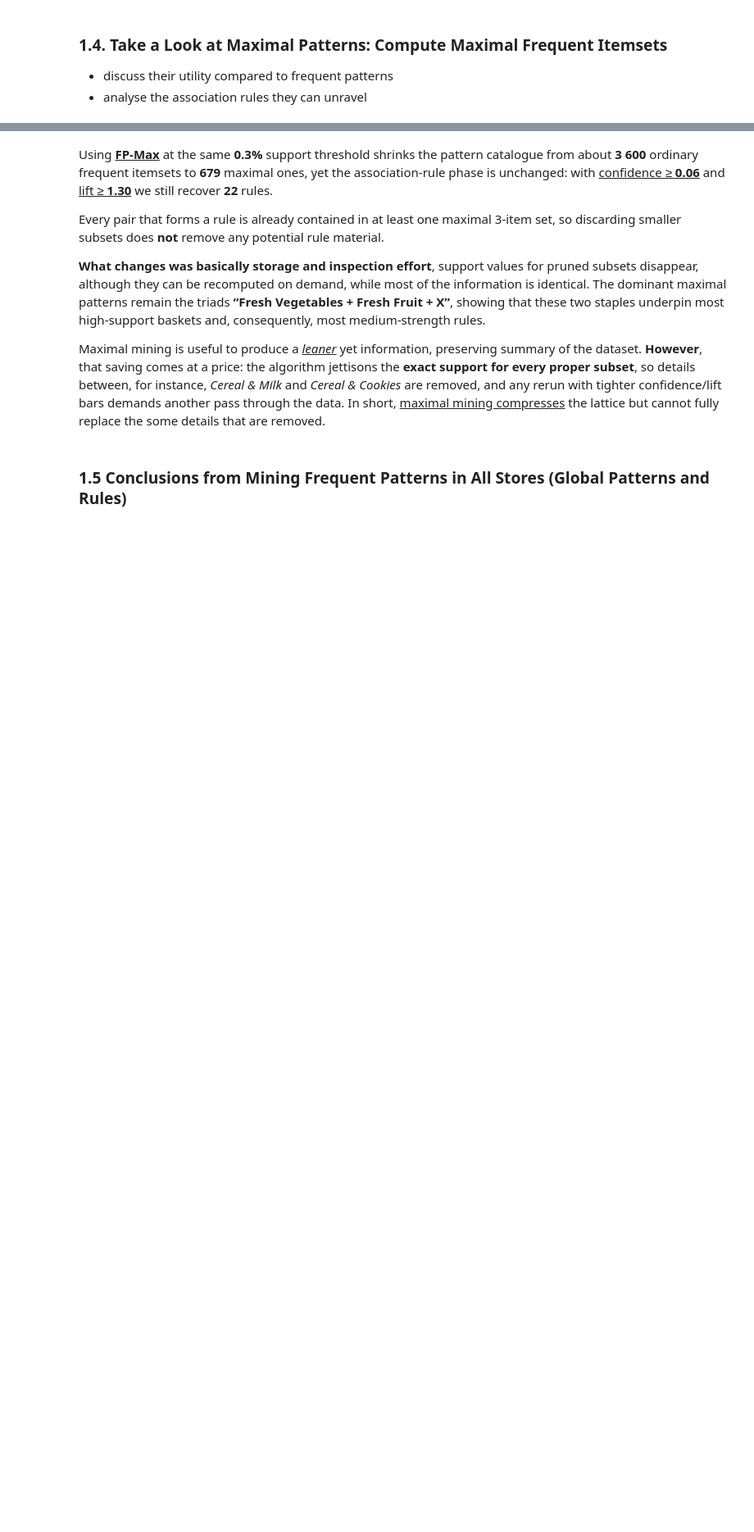
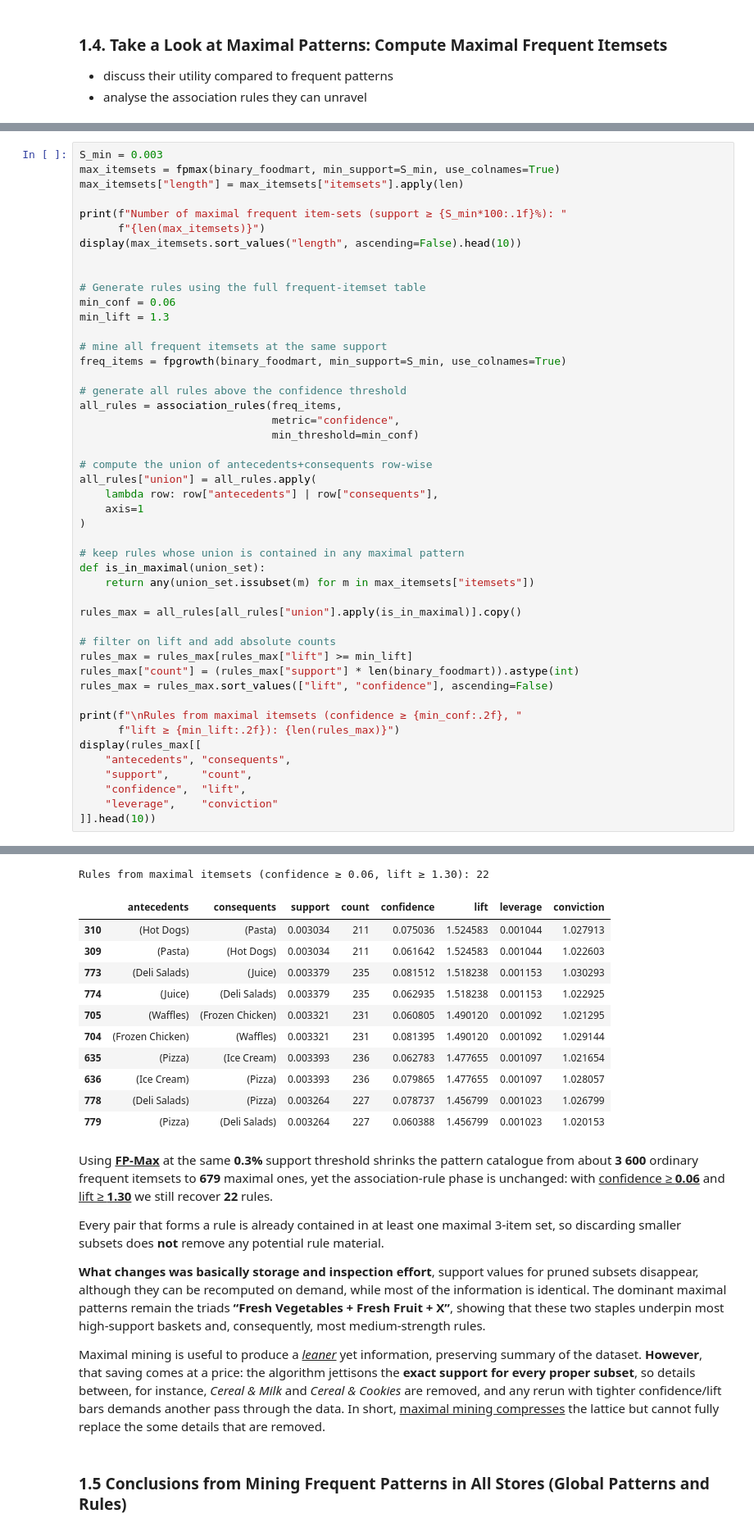
Before and after one commit to ijustsnapped/DataMine_PI, a Jupyter notebook: PD_202425_Project1/PD_202425_Project.ipynb, the cells around one changed output, grey strips where cells are left out. Shown at 82% size. Cells and saved outputs as stored; diff of their text form; blank space fills up the shorter version.

```diff
--- a/PD_202425_Project1/PD_202425_Project.ipynb
+++ b/PD_202425_Project1/PD_202425_Project.ipynb
@@ -2308,0 +2266,48 @@ net.show("association_rules.html")
+# %%
+S_min = 0.003
+max_itemsets = fpmax(binary_foodmart, min_support=S_min, use_colnames=True)
+max_itemsets["length"] = max_itemsets["itemsets"].apply(len)
+
+print(f"Number of maximal frequent item‑sets (support ≥ {S_min*100:.1f}%): "
+      f"{len(max_itemsets)}")
+display(max_itemsets.sort_values("length", ascending=False).head(10))
+
+
+# Generate rules using the full frequent‑itemset table
+min_conf = 0.06
+min_lift = 1.3
+
+# mine all frequent itemsets at the same support
+freq_items = fpgrowth(binary_foodmart, min_support=S_min, use_colnames=True)
+
+# generate all rules above the confidence threshold
+all_rules = association_rules(freq_items,
+                              metric="confidence",
+                              min_threshold=min_conf)
+
+# compute the union of antecedents+consequents row‑wise
+all_rules["union"] = all_rules.apply(
+    lambda row: row["antecedents"] | row["consequents"],
+    axis=1
+)
+
+# keep rules whose union is contained in any maximal pattern
+def is_in_maximal(union_set):
+    return any(union_set.issubset(m) for m in max_itemsets["itemsets"])
+
+rules_max = all_rules[all_rules["union"].apply(is_in_maximal)].copy()
+
+# filter on lift and add absolute counts
+rules_max = rules_max[rules_max["lift"] >= min_lift]
+rules_max["count"] = (rules_max["support"] * len(binary_foodmart)).astype(int)
+rules_max = rules_max.sort_values(["lift", "confidence"], ascending=False)
+
+print(f"\nRules from maximal itemsets (confidence ≥ {min_conf:.2f}, "
+      f"lift ≥ {min_lift:.2f}): {len(rules_max)}")
+display(rules_max[[
+    "antecedents", "consequents",
+    "support",     "count",
+    "confidence",  "lift",
+    "leverage",    "conviction"
+]].head(10))
+# %% [output]
@@ -2309,3 +2326,15 @@ net.show("association_rules.html")
+Rules from maximal itemsets (confidence ≥ 0.06, lift ≥ 1.30): 22
+|  | antecedents | consequents | support | count | confidence | lift | leverage | conviction |
+| 310 | (Hot Dogs) | (Pasta) | 0.003034 | 211 | 0.075036 | 1.524583 | 0.001044 | 1.027913 |
+| 309 | (Pasta) | (Hot Dogs) | 0.003034 | 211 | 0.061642 | 1.524583 | 0.001044 | 1.022603 |
+| 773 | (Deli Salads) | (Juice) | 0.003379 | 235 | 0.081512 | 1.518238 | 0.001153 | 1.030293 |
+| 774 | (Juice) | (Deli Salads) | 0.003379 | 235 | 0.062935 | 1.518238 | 0.001153 | 1.022925 |
+| 705 | (Waffles) | (Frozen Chicken) | 0.003321 | 231 | 0.060805 | 1.490120 | 0.001092 | 1.021295 |
+| 704 | (Frozen Chicken) | (Waffles) | 0.003321 | 231 | 0.081395 | 1.490120 | 0.001092 | 1.029144 |
+| 635 | (Pizza) | (Ice Cream) | 0.003393 | 236 | 0.062783 | 1.477655 | 0.001097 | 1.021654 |
+| 636 | (Ice Cream) | (Pizza) | 0.003393 | 236 | 0.079865 | 1.477655 | 0.001097 | 1.028057 |
+| 778 | (Deli Salads) | (Pizza) | 0.003264 | 227 | 0.078737 | 1.456799 | 0.001023 | 1.026799 |
+| 779 | (Pizza) | (Deli Salads) | 0.003264 | 227 | 0.060388 | 1.456799 | 0.001023 | 1.020153 |
 # %% [markdown]
 Using <ins>**FP-Max**</ins> at the same **0.3%** support threshold shrinks the pattern catalogue from about **3 600** ordinary frequent itemsets to **679** maximal ones, yet the association-rule phase is unchanged: with <ins>confidence ≥ **0.06**</ins> and <ins>lift ≥ **1.30**</ins> we still recover **22** rules.
 
```
Also changed, not shown: parts of 50 cells of this notebook, 2 other files.
